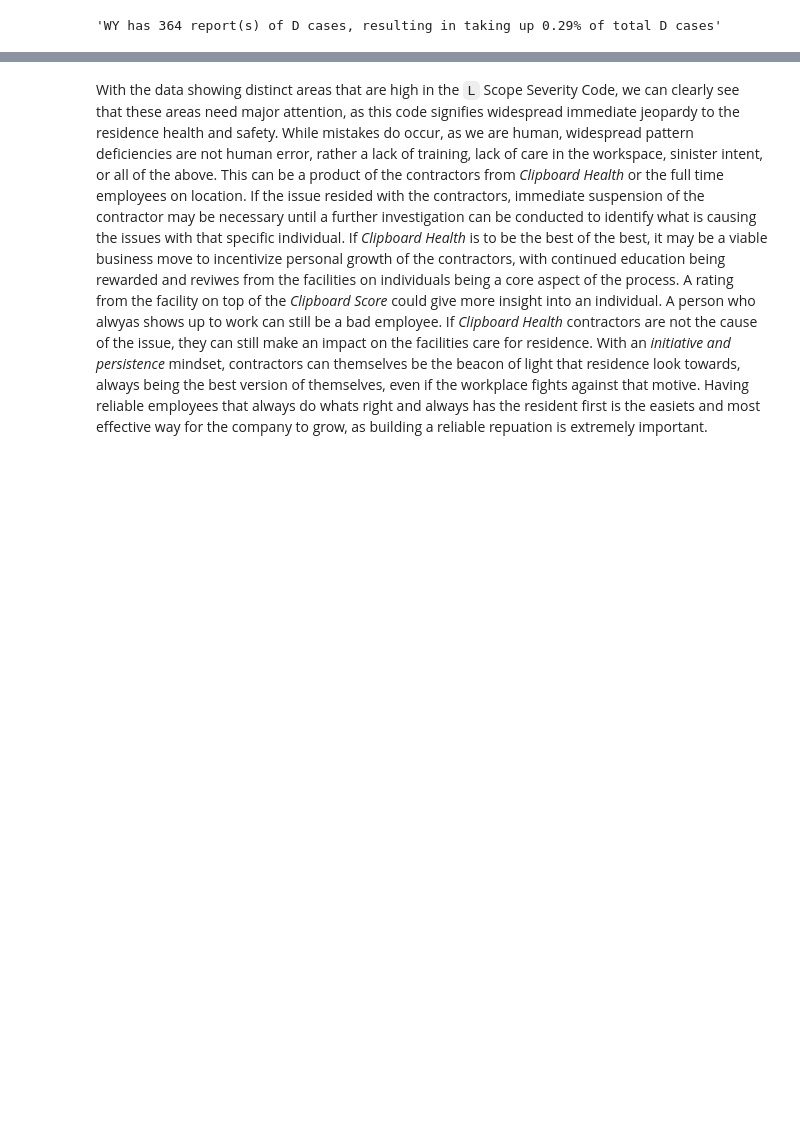
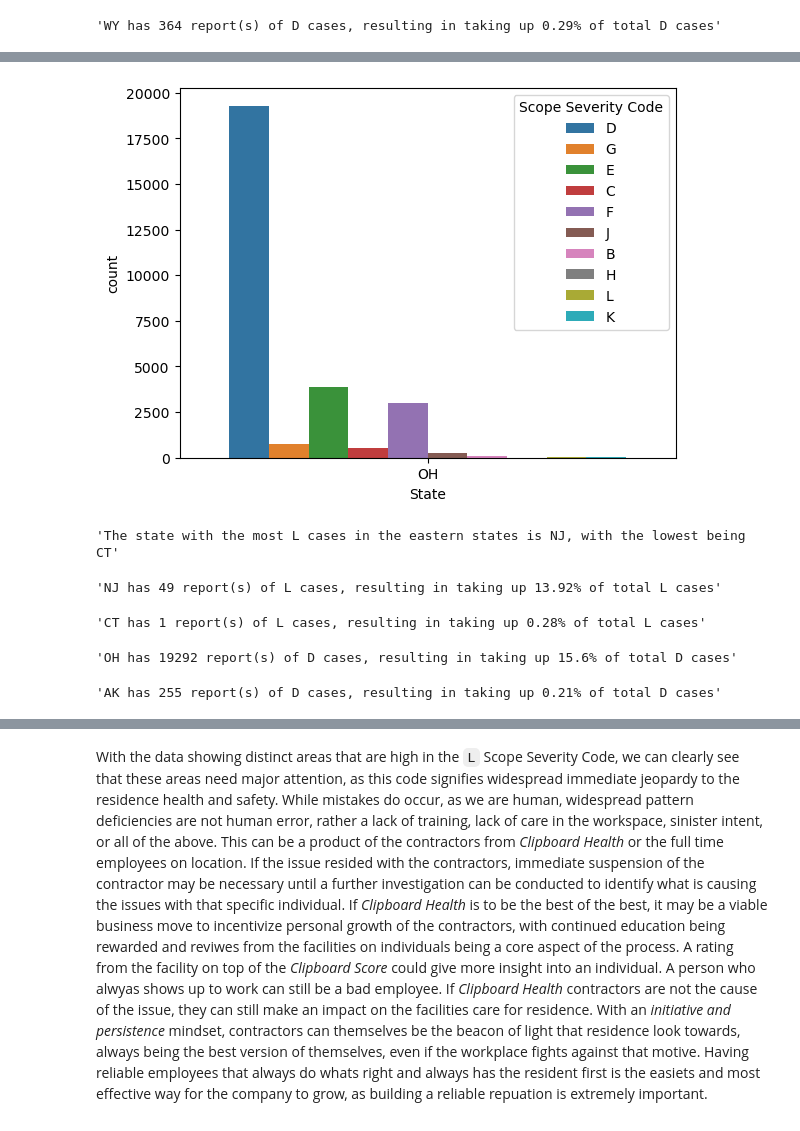
Before and after one commit to Djohnson1313/cms_data_exercise, a Jupyter notebook: cms_data_exercise.ipynb, the cells around one changed output, grey strips where cells are left out. Cells and saved outputs as stored; diff of their text form; code cells hidden in the pictures; blank space fills up the shorter version.

```diff
--- a/cms_data_exercise.ipynb
+++ b/cms_data_exercise.ipynb
@@ -221,0 +299,27 @@ scope_perc(west_states, 'D','Scope Severity Code', min)
+# %%
+fig, ax = plt.subplots()
+oh_df = east_states.loc[east_states['State'] == 'OH']
+sns.countplot(data = oh_df, x = 'State', hue = 'Scope Severity Code')
+plt.show();
+# %% [output]
+[figure, added]
+# %%
+scope_sev(east_states, 'L', 'Scope Severity Code')
+# %% [output]
+'The state with the most L cases in the eastern states is NJ, with the lowest being CT'
+# %%
+scope_perc(east_states, 'L', 'Scope Severity Code', max)
+# %% [output]
+'NJ has 49 report(s) of L cases, resulting in taking up 13.92% of total L cases'
+# %%
+scope_perc(east_states, 'L', 'Scope Severity Code', min)
+# %% [output]
+'CT has 1 report(s) of L cases, resulting in taking up 0.28% of total L cases'
+# %%
+scope_perc(east_states, 'D', 'Scope Severity Code', max)
+# %% [output]
+'OH has 19292 report(s) of D cases, resulting in taking up 15.6% of total D cases'
+# %%
+scope_perc(east_states, 'D', 'Scope Severity Code', min)
+# %% [output]
+'AK has 255 report(s) of D cases, resulting in taking up 0.21% of total D cases'
```
Also changed, not shown: parts of 30 cells of this notebook.
